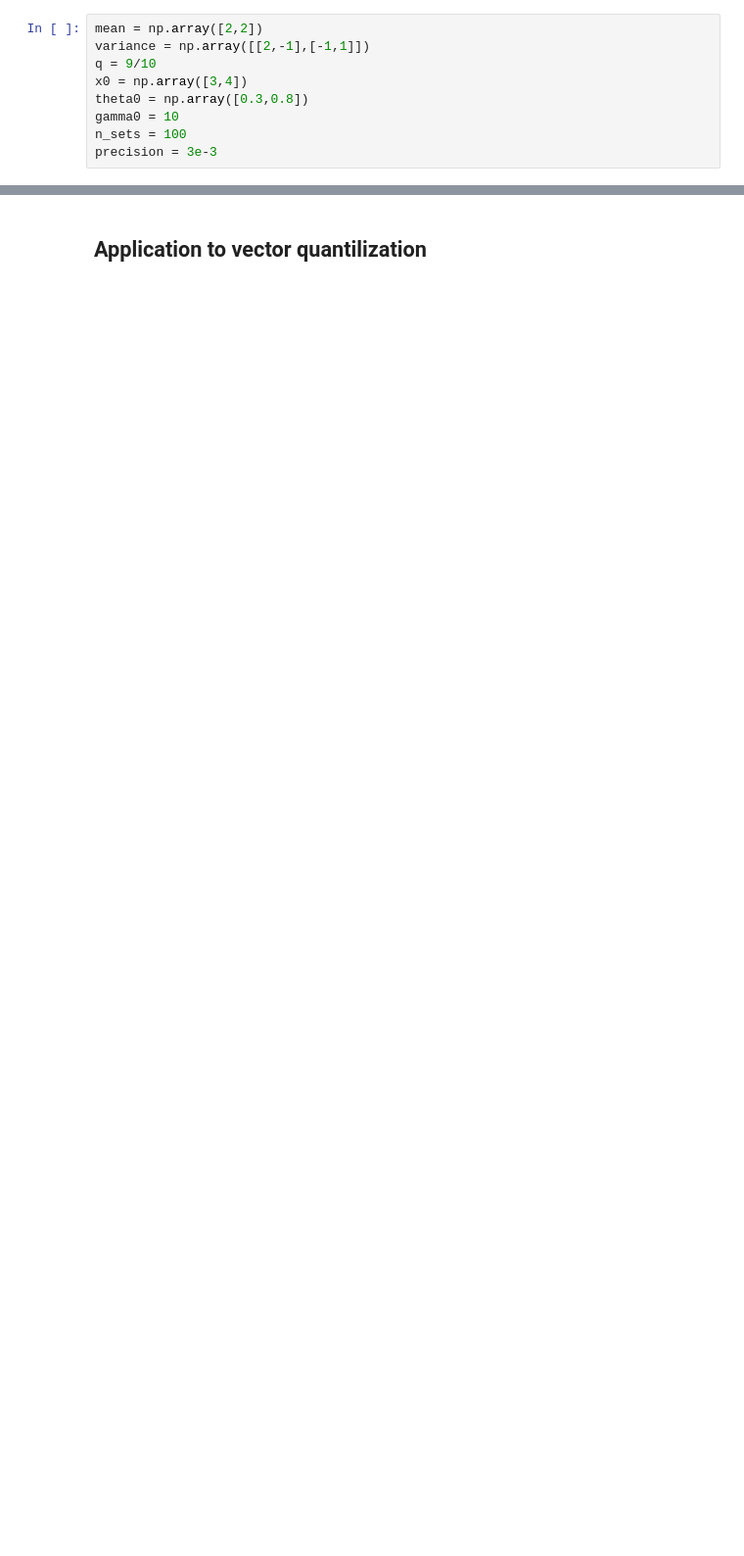
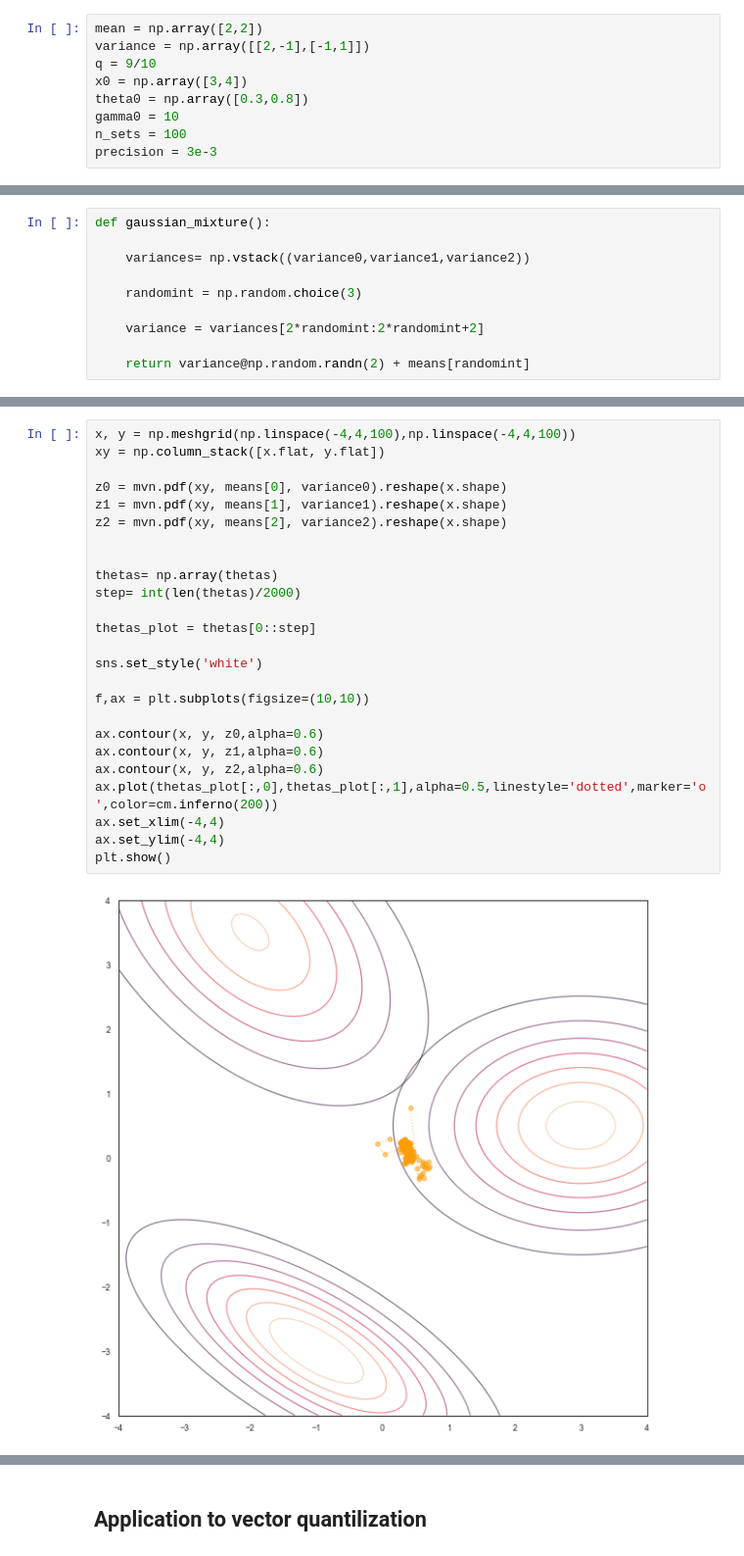
Before and after one commit to LinusBleistein/compstat_20-21, a Jupyter notebook: stocapprox.ipynb, the cells around one changed output, grey strips where cells are left out. Shown: that part at 98% size. Saved outputs shown, nothing was run; the diff lists cells and outputs as text; blank space fills up the shorter version.

```diff
--- a/stocapprox.ipynb
+++ b/stocapprox.ipynb
@@ -143,0 +182,10 @@ plt.show()
+# %%
+def gaussian_mixture():
+
+    variances= np.vstack((variance0,variance1,variance2))
+
+    randomint = np.random.choice(3)
+
+    variance = variances[2*randomint:2*randomint+2]
+
+    return variance@np.random.randn(2) + means[randomint]
@@ -143,0 +231,27 @@ plt.show()
+# %%
+x, y = np.meshgrid(np.linspace(-4,4,100),np.linspace(-4,4,100))
+xy = np.column_stack([x.flat, y.flat])
+
+z0 = mvn.pdf(xy, means[0], variance0).reshape(x.shape)
+z1 = mvn.pdf(xy, means[1], variance1).reshape(x.shape)
+z2 = mvn.pdf(xy, means[2], variance2).reshape(x.shape)
+
+
+thetas= np.array(thetas)
+step= int(len(thetas)/2000)
+
+thetas_plot = thetas[0::step]
+
+sns.set_style('white')
+
+f,ax = plt.subplots(figsize=(10,10))
+
+ax.contour(x, y, z0,alpha=0.6)
+ax.contour(x, y, z1,alpha=0.6)
+ax.contour(x, y, z2,alpha=0.6)
+ax.plot(thetas_plot[:,0],thetas_plot[:,1],alpha=0.5,linestyle='dotted',marker='o',color=cm.inferno(200))
+ax.set_xlim(-4,4)
+ax.set_ylim(-4,4)
+plt.show()
+# %% [output]
+[figure, added]
```
Also changed, not shown: parts of 26 cells of this notebook.
